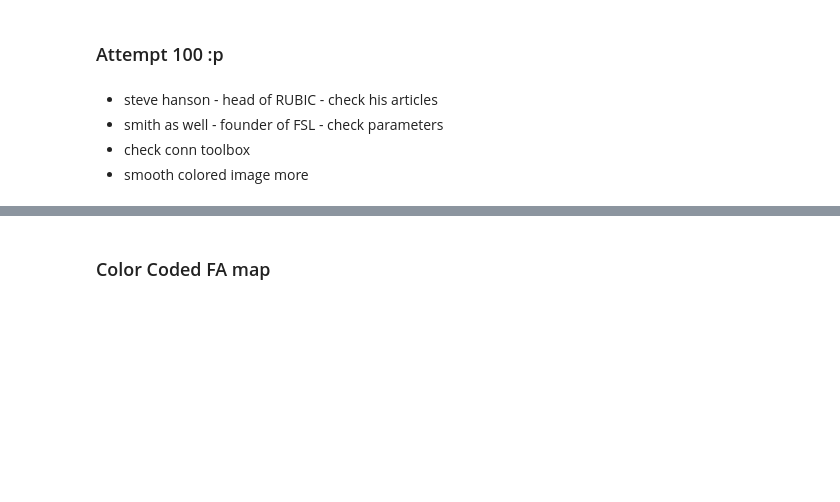
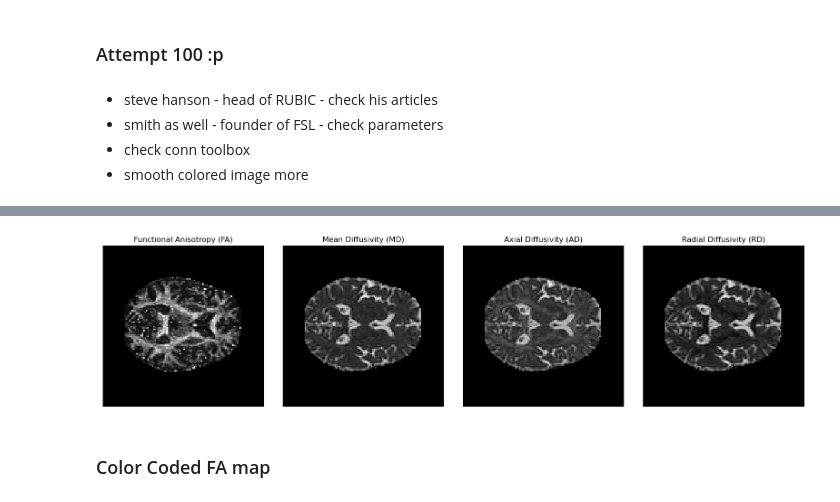
Before and after one commit to MiKueen/NeuroDataAlchemy, a Jupyter notebook: dti_analysis.ipynb, the cells around one changed output, grey strips where cells are left out. Saved outputs shown, nothing was run; the diff lists cells and outputs as text; code cells hidden in the pictures; blank space fills up the shorter version.

Commit message:
Saved plots, modfied colored fa

```diff
--- a/dti_analysis.ipynb
+++ b/dti_analysis.ipynb
@@ -175,0 +133,10 @@ plt.show()
+# %%
+# Create a binary mask to exclude background using median otsu thresholding
+# Select volumes [0, 1] for thresholding, apply median filtering with radius 6, perform 2 iterations
+# Disable autocropping and perform binary dilation
+maskdata, mask = median_otsu(data,
+                             vol_idx=[0, 1],
+                             median_radius=6,
+                             numpass=2,
+                             autocrop=False,
+                             dilate=2)
@@ -176,3 +167,36 @@ plt.show()
+# %%
+# Plot the diffusion metrics using subplots
+fig1, ax = plt.subplots(1, 4, figsize=(16, 4),
+                        subplot_kw={'xticks': [], 'yticks': []})
+
+fig1.subplots_adjust(hspace=0.3, wspace=0.05)
+
+# Plot Functional Anisotropy (FA) on the selected axial slice
+ax.flat[0].imshow(fa[:, :, axial_slice], cmap="gray", origin="lower", interpolation='nearest')
+ax.flat[0].set_title("Functional Anisotropy (FA)")
+
+# Plot Mean Diffusivity (MD) on the selected axial slice
+ax.flat[1].imshow(md[:, :, axial_slice], cmap="gray", origin="lower", interpolation='nearest')
+ax.flat[1].set_title("Mean Diffusivity (MD)")
+
+# Plot Axial Diffusivity (AD) on the selected axial slice
+ax.flat[2].imshow(ad[:, :, axial_slice], cmap="gray", origin="lower", interpolation='nearest')
+ax.flat[2].set_title("Axial Diffusivity (AD)")
+
+# Plot Radial Diffusivity (RD) on the selected axial slice
+ax.flat[3].imshow(rd[:, :, axial_slice], cmap="gray", origin="lower", interpolation='nearest')
+ax.flat[3].set_title("Radial Diffusivity (RD)")
+
+# Adjust layout
+plt.tight_layout()
+
+# Save the plot as an image file (e.g., PNG) with higher DPI
+plt.savefig("dti_outputs/diffusion_metrics_02.png", dpi=300)
+
+# Display the plot
+plt.show()
+# %% [output]
+[figure, added]
 # %% [markdown]
 ### Color Coded FA map
 # %% [markdown]
```
Also changed, not shown: parts of 11 cells of this notebook, 2 other files.
